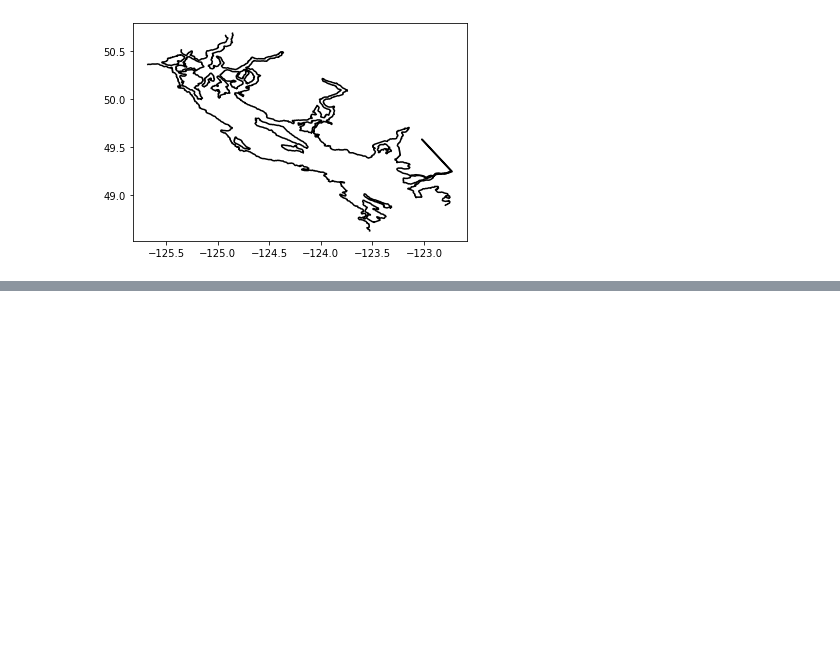
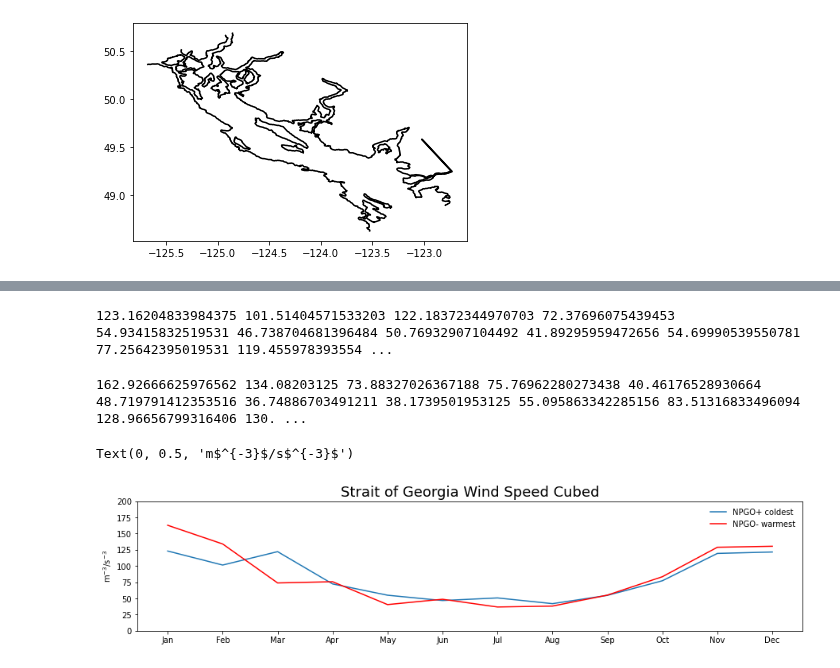
Before and after one commit to SalishSeaCast/analysis-karyn, a Jupyter notebook: notebooks/NPGO/Winds2007-2020.ipynb, the cells around one changed output, grey strips where cells are left out. Drawn from its saved outputs; the diff is of its cells as text; code cells hidden in the pictures; blank space fills up the shorter version.

Commit message:
New wind notebook

```diff
--- a/notebooks/NPGO/Winds2007-2020.ipynb
+++ b/notebooks/NPGO/Winds2007-2020.ipynb
@@ -1046,0 +3765,58 @@ Text(0.5, 0.98, 'April Mean Wind Speed')
+# %%
+Jan_W=(Jan2017+Jan2018+Jan2019+Jan2020)/4
+Feb_W=(Feb2017+Feb2018+Feb2019+Jan2020)/4
+Mar_W=(Mar2017+Mar2018+Mar2019+Mar2020)/4
+Apr_W=(Apr2017+Apr2018+Apr2019+Apr2020)/4
+May_W=(May2017+May2018+May2019+May2020)/4
+Jun_W=(Jun2017+Jun2018+Jun2019+Jun2020)/4
+Jul_W=(Jul2017+Jul2018+Jul2019+Jul2020)/4
+Aug_W=(Aug2017+Aug2018+Aug2019+Aug2020)/4
+Sep_W=(Sep2017+Sep2018+Sep2019+Sep2020)/4
+Oct_W=(Oct2017+Oct2018+Oct2019+Oct2020)/4
+Nov_W=(Nov2017+Nov2018+Nov2019+Nov2020)/4
+Dec_W=(Dec2017+Dec2018+Dec2019+Dec2020)/4
+# %%
+Jan_C=(Jan2008+Jan2010+Jan2011+Jan2012)/4
+Feb_C=(Feb2008+Feb2010+Feb2011+Jan2012)/4
+Mar_C=(Mar2008+Mar2010+Mar2011+Mar2012)/4
+Apr_C=(Apr2008+Apr2010+Apr2011+Apr2012)/4
+May_C=(May2008+May2010+May2011+May2012)/4
+Jun_C=(Jun2008+Jun2010+Jun2011+Jun2012)/4
+Jul_C=(Jul2008+Jul2010+Jul2011+Jul2012)/4
+Aug_C=(Aug2008+Aug2010+Aug2011+Aug2012)/4
+Sep_C=(Sep2008+Sep2010+Sep2011+Sep2012)/4
+Oct_C=(Oct2008+Oct2010+Oct2011+Oct2012)/4
+Nov_C=(Nov2008+Nov2010+Nov2011+Nov2012)/4
+Dec_C=(Dec2008+Dec2010+Dec2011+Dec2012)/4
+# %%
+print(Jan_C,Feb_C, Mar_C, Apr_C,May_C,\
+      Jun_C, Jul_C,Aug_C,Sep_C,Oct_C,\
+     Nov_C,Dec_C)
+# %% [output]
+123.16204833984375 101.51404571533203 122.18372344970703 72.37696075439453 54.93415832519531 46.738704681396484 50.76932907104492 41.89295959472656 54.69990539550781 77.25642395019531 119.455978393554 ...
+# %%
+print(Jan_W,Feb_W, Mar_W, Apr_W,May_W,\
+      Jun_W,Jul_W,Aug_W,Sep_W,Oct_W,\
+     Nov_W,Dec_W)
+# %% [output]
+162.92666625976562 134.08203125 73.88327026367188 75.76962280273438 40.46176528930664 48.719791412353516 36.74886703491211 38.1739501953125 55.095863342285156 83.51316833496094 128.96656799316406 130. ...
+# %%
+fig, ax = plt.subplots(figsize=(15, 3))
+bbox = {'boxstyle': 'round', 'facecolor': 'w', 'alpha': 0.9}
+cmap = plt.get_cmap('tab10')
+palette = [cmap(0), cmap(0.2), 'k', cmap(0.1), cmap(0.3)]
+
+x=['Jan','Feb','Mar','Apr','May','Jun','Jul','Aug','Sep','Oct','Nov','Dec']
+y=[Jan_C,Feb_C,Mar_C,Apr_C,May_C,Jun_C,Jul_C,Aug_C,Sep_C,Oct_C,Nov_C,Dec_C]
+y2=[Jan_W,Feb_W,Mar_W,Apr_W,May_W,Jun_W,Jul_W,Aug_W,Sep_W,Oct_W,Nov_W,Dec_W]
+
+ax.plot(x, y,label='NPGO+ coldest')
+ax.plot(x, y2,label='NPGO- warmest',color='r')
+
+ax.set_title('Strait of Georgia Wind Speed Cubed',fontsize=18)
+ax.legend(frameon=False)
+ax.set_ylim(0,200)
+ax.set_ylabel('m$^{-3}$/s$^{-3}$')
+# %% [output]
+Text(0, 0.5, 'm$^{-3}$/s$^{-3}$')
+[figure, added]
```
Also changed, not shown: parts of 58 cells of this notebook.
